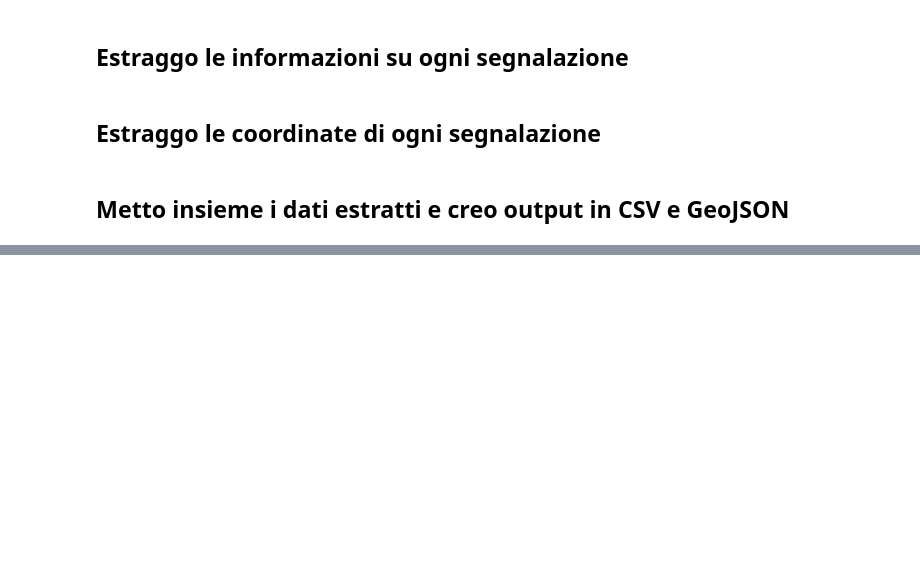
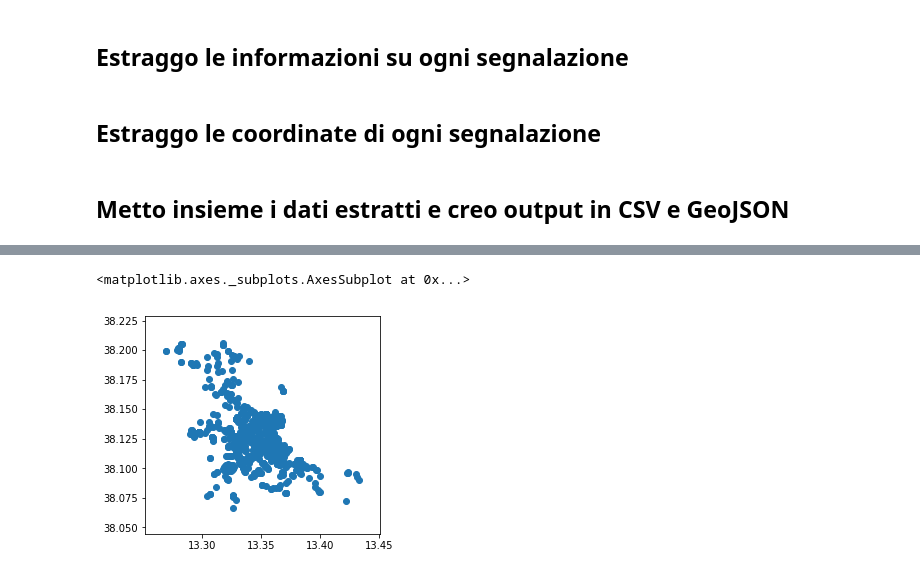
Before and after one commit to aborruso/bashnotebook, a Jupyter notebook: notebook/01 le segnalazioni alla RAP del comune di Palermo/rap.ipynb, the cells around one changed output, grey strips where cells are left out. Cells and saved outputs as stored; diff of their text form; code cells hidden in the pictures; blank space fills up the shorter version.

```diff
--- a/notebook/01 le segnalazioni alla RAP del comune di Palermo/rap.ipynb
+++ b/notebook/01 le segnalazioni alla RAP del comune di Palermo/rap.ipynb
@@ -81,0 +132,5 @@ gdf.head()
+# %%
+# tutti i punti che ricadono nelle circoscrizioni del comune.
+puntiCircoscrzioni=gpd.sjoin(gdf, circoscrizioni, op='within',how="inner")
+# In output ho anche l'ID della circoscizione nella colonna `CIR_ID`
+puntiCircoscrzioni.head(2)
@@ -81,0 +141,5 @@ gdf.head()
+# %%
+puntiCircoscrzioni.plot()
+# %% [output]
+<matplotlib.axes._subplots.AxesSubplot at 0x...>
+[figure, added]
```
Also changed, not shown: parts of 15 cells of this notebook, 1 other file.
